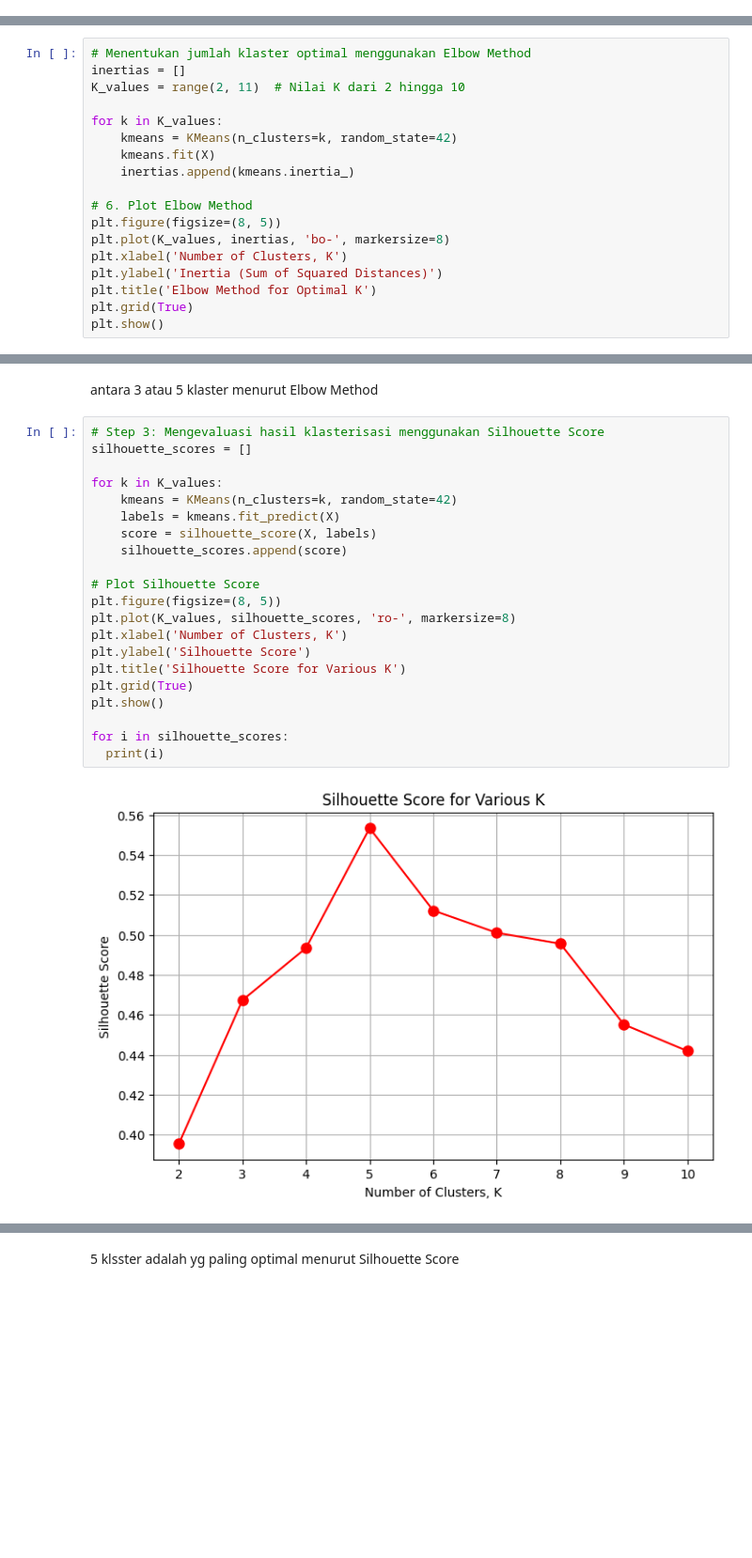
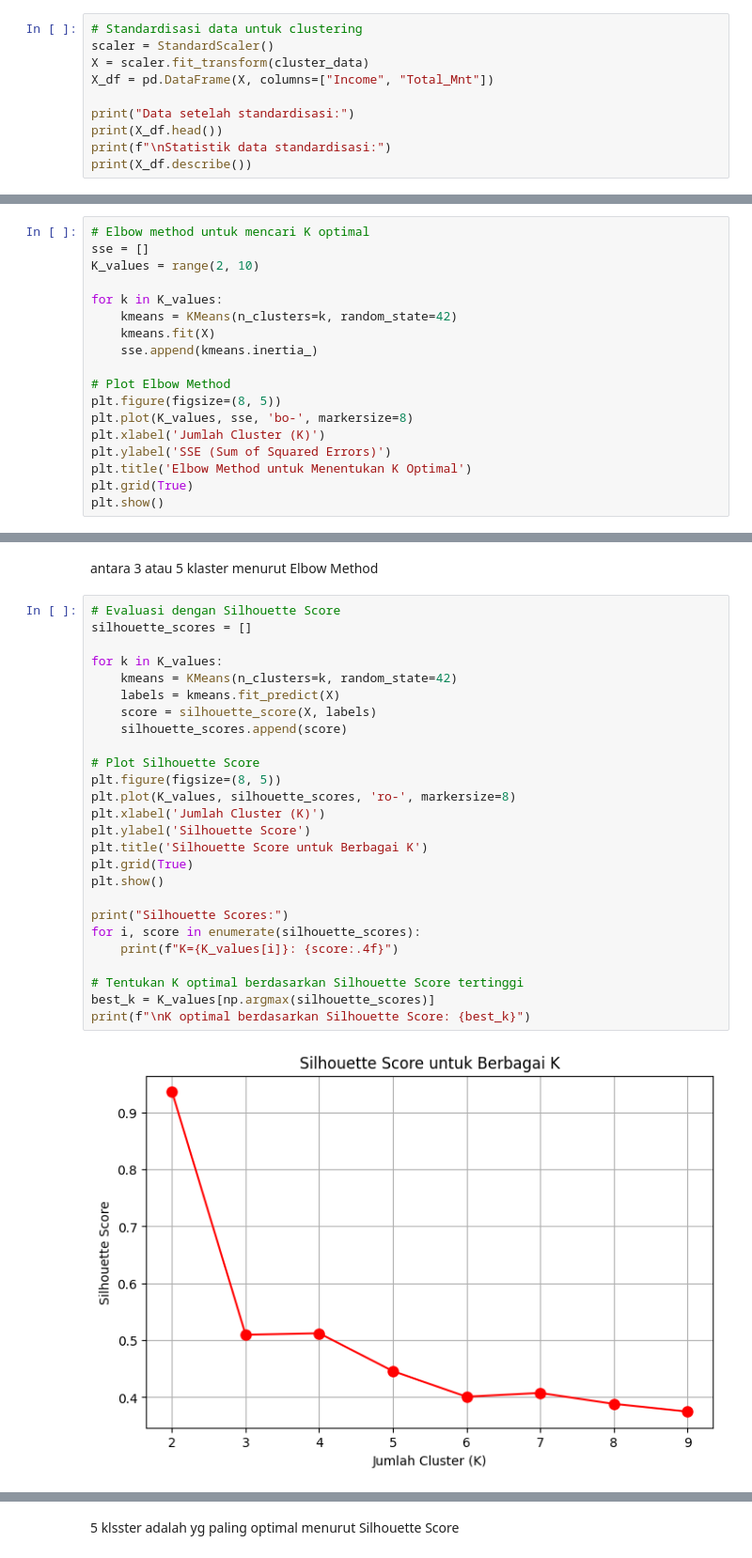
Before and after one commit to izamrosiawan/ss-code-semester-3, a Jupyter notebook: infrastruktur-dan-platform-untuk-sains-data/minggu-9/lab/posttest-kaknajwa.ipynb, the cells around one changed output, grey strips where cells are left out. Shown: that part at 94% size. Drawn from its saved outputs; the diff is of its cells as text; blank space fills up the shorter version.

```diff
--- a/infrastruktur-dan-platform-untuk-sains-data/minggu-9/lab/posttest-kaknajwa.ipynb
+++ b/infrastruktur-dan-platform-untuk-sains-data/minggu-9/lab/posttest-kaknajwa.ipynb
@@ -241,0 +237,10 @@ Centroid: [[55.66013072 39.94771242  0.4379085 ]
+# %%
+# Standardisasi data untuk clustering
+scaler = StandardScaler()
+X = scaler.fit_transform(cluster_data)
+X_df = pd.DataFrame(X, columns=["Income", "Total_Mnt"])
+
+print("Data setelah standardisasi:")
+print(X_df.head())
+print(f"\nStatistik data standardisasi:")
+print(X_df.describe())
@@ -242,19 +266,19 @@ Centroid: [[55.66013072 39.94771242  0.4379085 ]
 # %%
-# Menentukan jumlah klaster optimal menggunakan Elbow Method
-inertias = []
-K_values = range(2, 11)  # Nilai K dari 2 hingga 10
+# Elbow method untuk mencari K optimal
+sse = []
+K_values = range(2, 10)
 
 for k in K_values:
     kmeans = KMeans(n_clusters=k, random_state=42)
     kmeans.fit(X)
-    inertias.append(kmeans.inertia_)
+    sse.append(kmeans.inertia_)
 
-# 6. Plot Elbow Method
+# Plot Elbow Method
 plt.figure(figsize=(8, 5))
-plt.plot(K_values, inertias, 'bo-', markersize=8)
-plt.xlabel('Number of Clusters, K')
-plt.ylabel('Inertia (Sum of Squared Distances)')
-plt.title('Elbow Method for Optimal K')
+plt.plot(K_values, sse, 'bo-', markersize=8)
+plt.xlabel('Jumlah Cluster (K)')
+plt.ylabel('SSE (Sum of Squared Errors)')
+plt.title('Elbow Method untuk Menentukan K Optimal')
 plt.grid(True)
 plt.show()
 # %% [output]
@@ -262,25 +286,30 @@ plt.show()
 # %% [markdown]
 antara 3 atau 5 klaster menurut Elbow Method
 # %%
-# Step 3: Mengevaluasi hasil klasterisasi menggunakan Silhouette Score
+# Evaluasi dengan Silhouette Score
 silhouette_scores = []
 
 for k in K_values:
     kmeans = KMeans(n_clusters=k, random_state=42)
     labels = kmeans.fit_predict(X)
     score = silhouette_score(X, labels)
     silhouette_scores.append(score)
 
 # Plot Silhouette Score
 plt.figure(figsize=(8, 5))
 plt.plot(K_values, silhouette_scores, 'ro-', markersize=8)
-plt.xlabel('Number of Clusters, K')
+plt.xlabel('Jumlah Cluster (K)')
 plt.ylabel('Silhouette Score')
-plt.title('Silhouette Score for Various K')
+plt.title('Silhouette Score untuk Berbagai K')
 plt.grid(True)
 plt.show()
 
-for i in silhouette_scores:
-  print(i)
+print("Silhouette Scores:")
+for i, score in enumerate(silhouette_scores):
+    print(f"K={K_values[i]}: {score:.4f}")
+
+# Tentukan K optimal berdasarkan Silhouette Score tertinggi
+best_k = K_values[np.argmax(silhouette_scores)]
+print(f"\nK optimal berdasarkan Silhouette Score: {best_k}")
 # %% [output]
-[figure, old version]
+[figure, new version]
```
Also changed, not shown: parts of 49 cells of this notebook, 1 other file.
